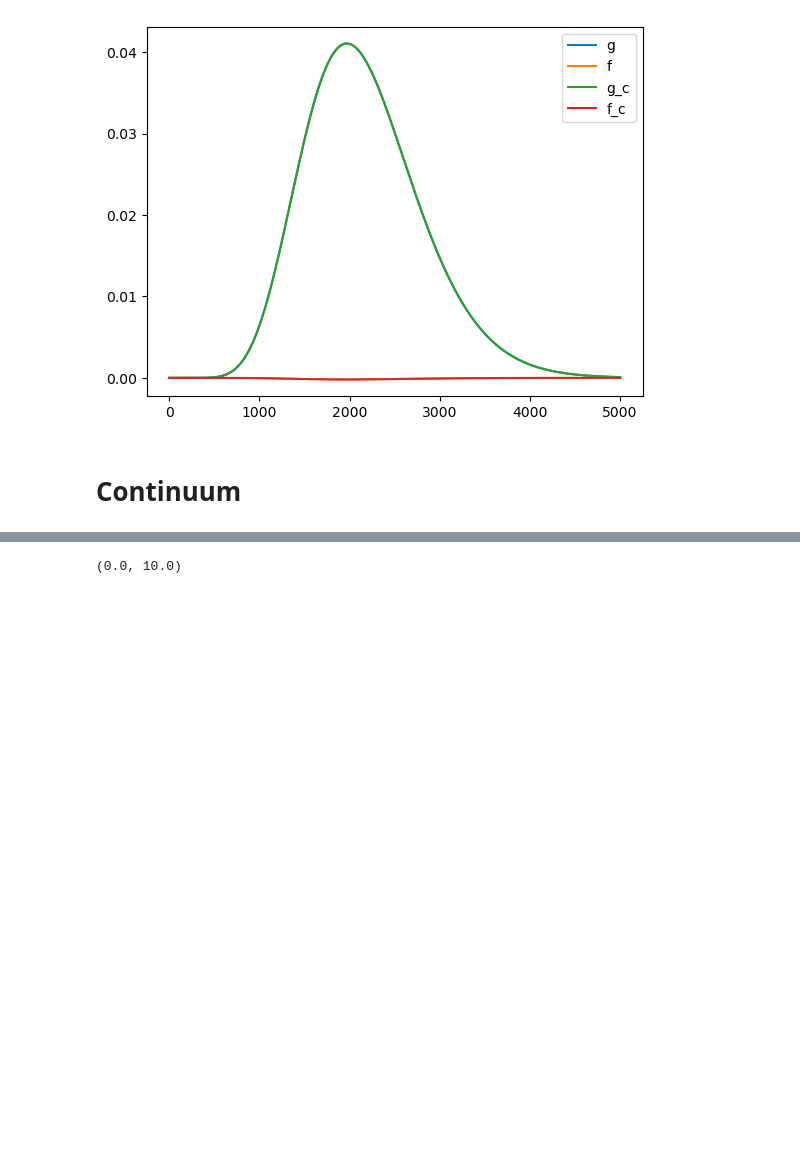
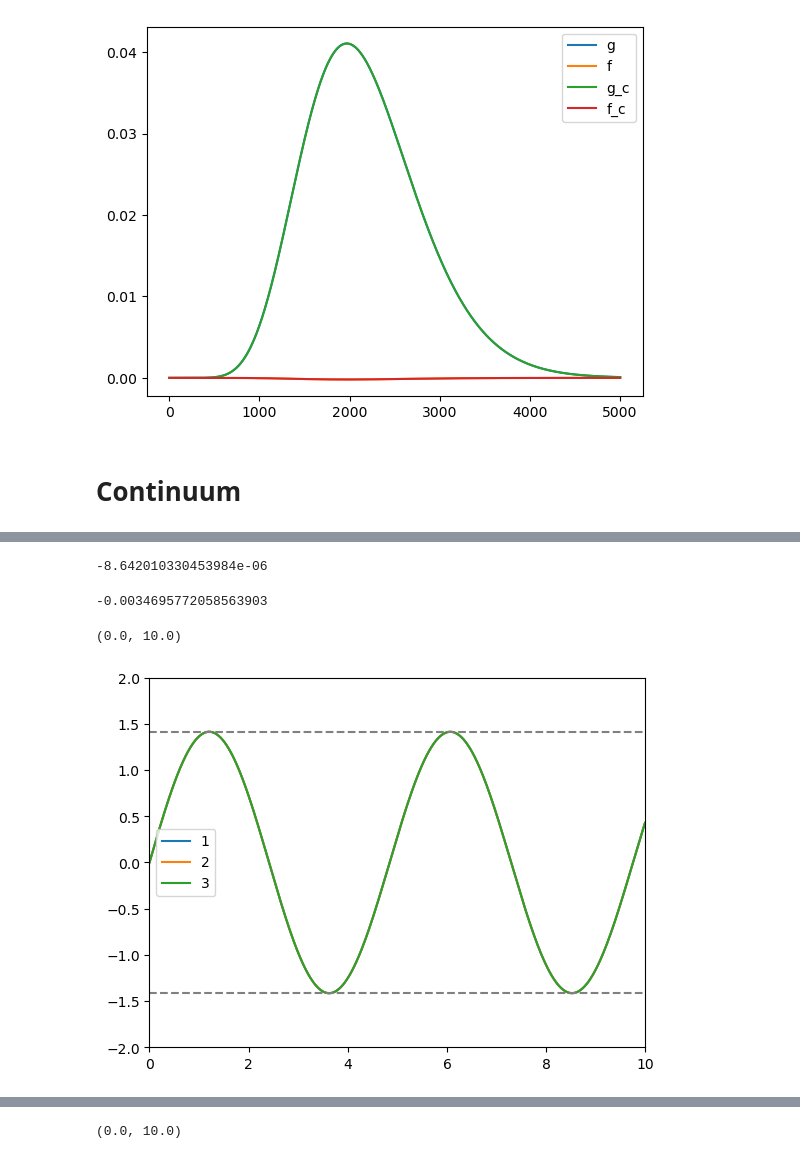
Before and after one commit to Partynumbers42/phasr, a Jupyter notebook: TemporaryTesting.ipynb, the cells around one changed output, grey strips where cells are left out. Cells and saved outputs as stored; diff of their text form; code cells hidden in the pictures; blank space fills up the shorter version.

Commit message:
Debug continuum state

```diff
--- a/TemporaryTesting.ipynb
+++ b/TemporaryTesting.ipynb
@@ -1106,0 +1121,4 @@ plt.plot(r,cont.f(r))
+# %%
+cont1 = phr.continuumstates(Al,kappa=-1,energy=250,lepton_mass=0,atol=1e-12,rtol=1e-9,verbose=False)
+cont2 = phr.continuumstates(Al,kappa=-1,energy=250,lepton_mass=0,atol=1e-9,rtol=1e-6,verbose=False)
+cont3 = phr.continuumstates(Al,kappa=-1,energy=250,lepton_mass=0,atol=1e-6,rtol=1e-3,verbose=False)
@@ -1106,0 +1176,21 @@ plt.plot(r,cont.f(r))
+# %%
+(cont1.regular_irregular_fraction - cont2.regular_irregular_fraction) / cont1.regular_irregular_fraction
+# %% [output]
+-8.642010330453984e-06
+# %%
+(cont1.regular_irregular_fraction - cont3.regular_irregular_fraction) / cont1.regular_irregular_fraction
+# %% [output]
+-0.0034695772058563903
+# %%
+r=np.arange(0,10,1e-2)
+plt.plot(r,cont1.wavefct_g(r),label='1')
+plt.plot(r,cont2.wavefct_g(r),label='2')
+plt.plot(r,cont3.wavefct_g(r),label='3')
+plt.plot(r,r*0+np.sqrt(2),color='gray',linestyle='--')
+plt.plot(r,r*0-np.sqrt(2),color='gray',linestyle='--')
+plt.ylim(-2,2)
+plt.legend()
+plt.xlim(0,10)
+# %% [output]
+(0.0, 10.0)
+[figure, added]
```
Also changed, not shown: parts of 24 cells of this notebook, 2 other files.
